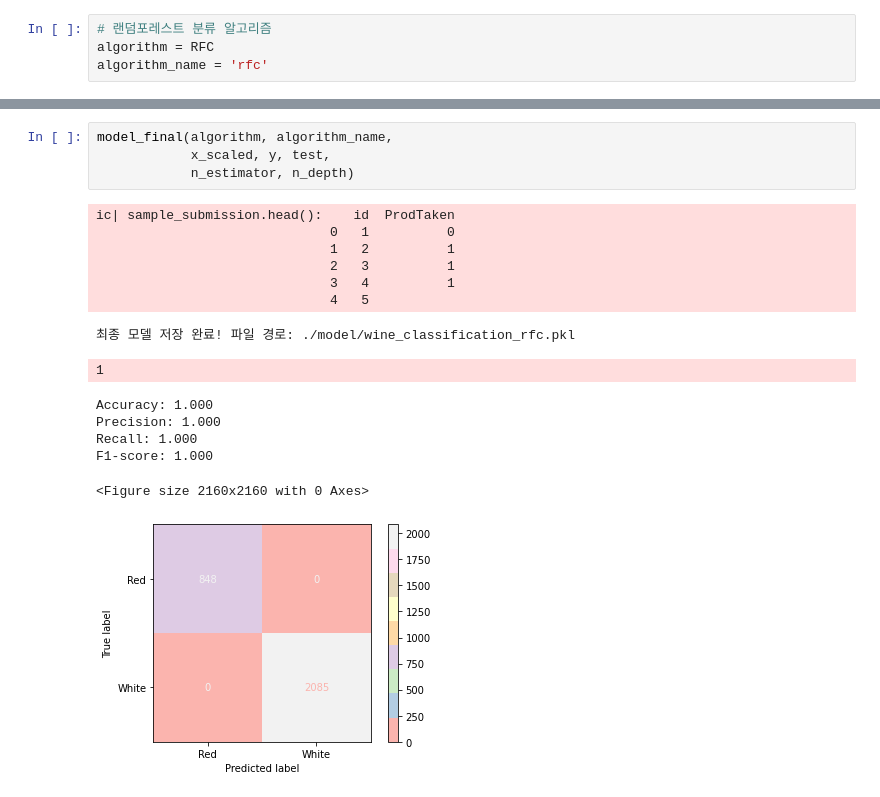
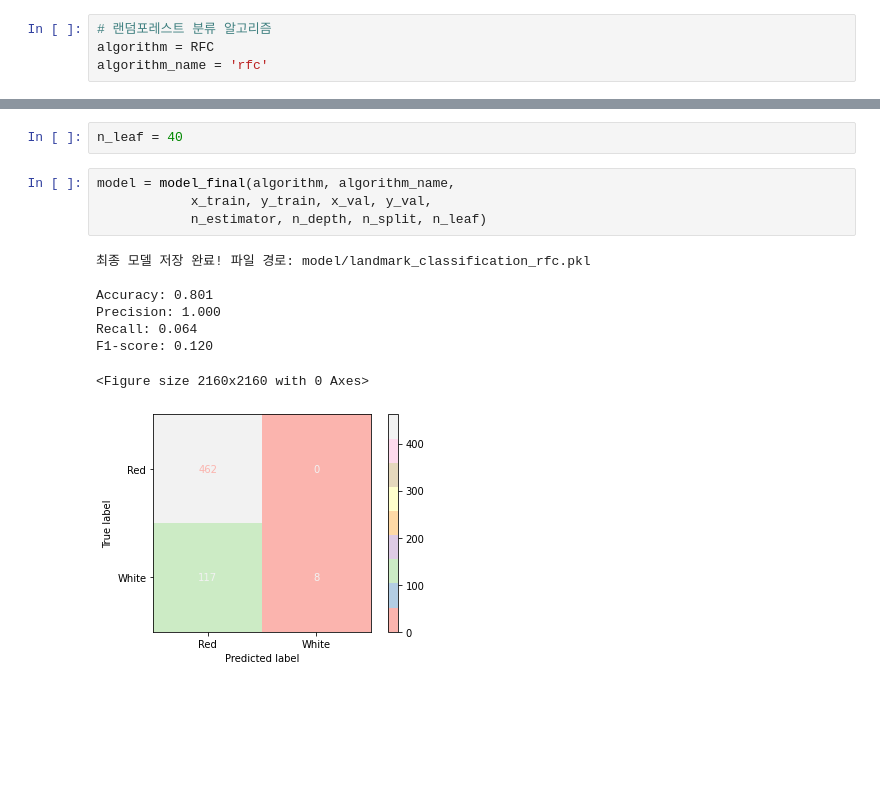
Before and after one commit to meanseo/dacon, a Jupyter notebook: prodTaken/random_forest.ipynb, the cells around one changed output, grey strips where cells are left out. Drawn from its saved outputs; the diff is of its cells as text; blank space fills up the shorter version.

```diff
--- a/prodTaken/random_forest.ipynb
+++ b/prodTaken/random_forest.ipynb
@@ -513,19 +467,15 @@ optimi_minleaf(algorithm, algorithm_name,
-# %%
-model_final(algorithm, algorithm_name,
-            x_scaled, y, test,
-            n_estimator, n_depth)
-# %% [output]
-ic| sample_submission.head():    id  ProdTaken
-                              0   1          0
-                              1   2          1
-                              2   3          1
-                              3   4          1
-                              4   5
-최종 모델 저장 완료! 파일 경로: ./model/wine_classification_rfc.pkl
-1
-Accuracy: 1.000
-Precision: 1.000
-Recall: 1.000
-F1-score: 1.000
-<Figure size 2160x2160 with 0 Axes>
-[figure, removed]
+# %%
+n_leaf = 40
+# %%
+model = model_final(algorithm, algorithm_name,
+            x_train, y_train, x_val, y_val,
+            n_estimator, n_depth, n_split, n_leaf)
+# %% [output]
+최종 모델 저장 완료! 파일 경로: model/landmark_classification_rfc.pkl
+
+Accuracy: 0.801
+Precision: 1.000
+Recall: 0.064
+F1-score: 0.120
+<Figure size 2160x2160 with 0 Axes>
+[figure, added]
```
Also changed, not shown: parts of 20 cells of this notebook, 58 other files.
